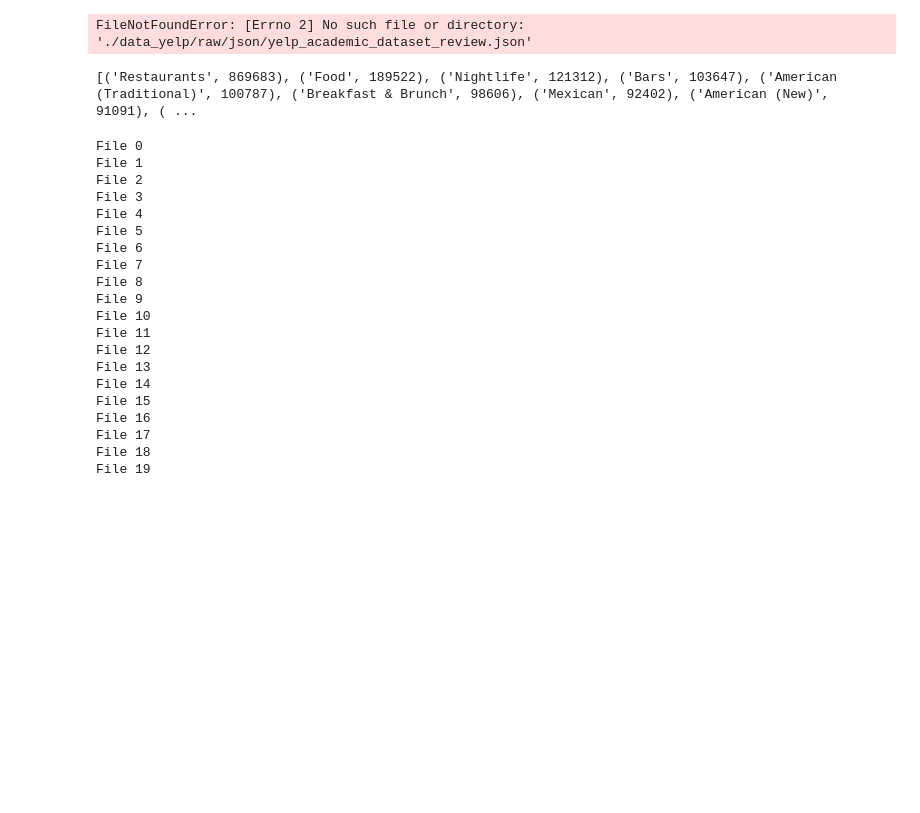
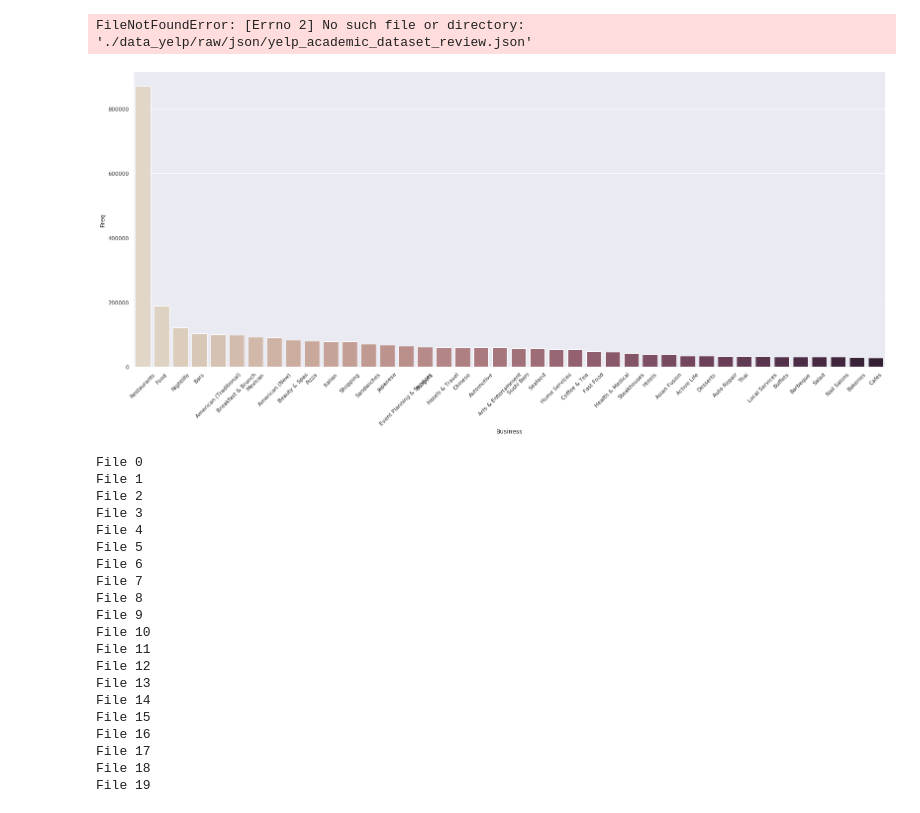
Before and after one commit to paulinegloumeau/BNPP_Sentiment_Analysis, a Jupyter notebook: Data Fetching - YELP.ipynb, the cells around one changed output. Saved outputs shown, nothing was run; the diff lists cells and outputs as text; code cells hidden in the pictures; blank space fills up the shorter version.

```diff
--- a/Data Fetching - YELP.ipynb
+++ b/Data Fetching - YELP.ipynb
@@ -46,8 +46,4 @@ def get_categories_count():
     for i in range(20):
         filepath = preprocessed_data_path + 'yelp_academic_dataset_review_split/yelp_academic_dataset_review_{}.csv'.format((i+1)*100000)
         counter = counter + get_categories_count_file(filepath)
-    print(counter.most_common(100))
+    return (counter.most_common(100))
-# %%
-get_categories_count()
-# %% [output]
-[('Restaurants', 869683), ('Food', 189522), ('Nightlife', 121312), ('Bars', 103647), ('American (Traditional)', 100787), ('Breakfast & Brunch', 98606), ('Mexican', 92402), ('American (New)', 91091), ( ...
@@ -54,3 +52,16 @@ get_categories_count()
+# %%
+import seaborn as sns
+df = pd.DataFrame(cat, columns=['Business', 'Freq'])
+
+chart = sns.catplot(x="Business", y="Freq", kind="bar", palette="ch:.25", data=df.head(40))
+for ax in chart.axes.flat:
+    for label in ax.get_xticklabels():
+        label.set_rotation(45)
+chart.fig.set_size_inches(30,10)
+
+plt.show()
+# %% [output]
+[figure, added]
 # %%
 categories = ['Restaurants', 'Health & Medical', 'Hair Salons', 'Auto Repair']
 # %%
```
Also changed, not shown: parts of 1 cell of this notebook, 1 other file.
